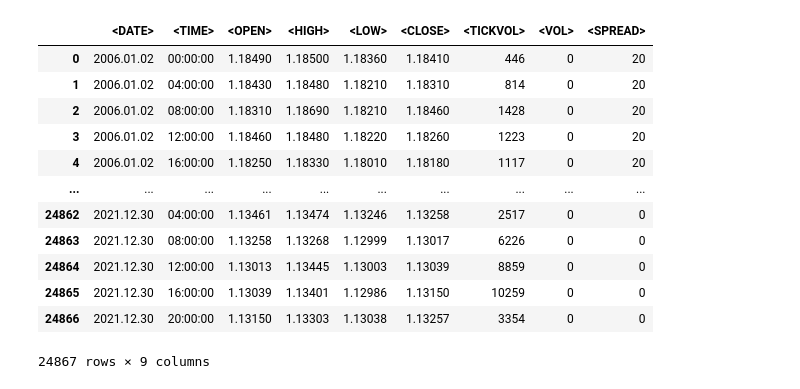
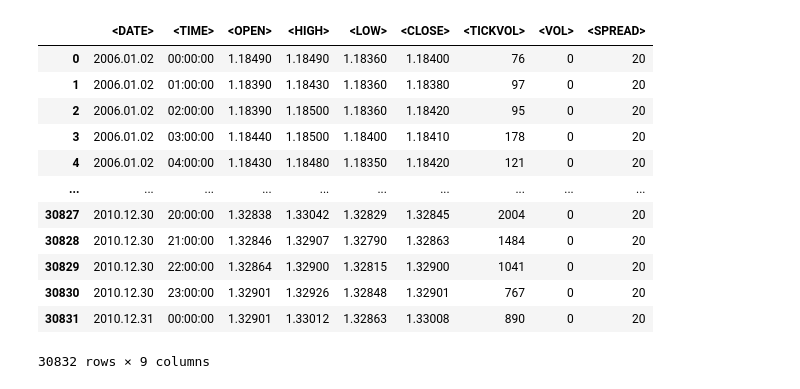
Before and after one commit to gcunharodrigues/AlgoTrading, a Jupyter notebook: algo_notebook.ipynb, the cells around one changed output. Cells and saved outputs as stored; diff of their text form; code cells hidden in the pictures.

```diff
--- a/algo_notebook.ipynb
+++ b/algo_notebook.ipynb
@@ -67,22 +69,22 @@ positions
 # %%
-file = 'data/EURUSD_H4_200601020000_202112302000.csv'
+file = 'data/EURUSD_H1_200601020000_201012310000.csv'
 symbol_data = pd.read_csv(file, sep='\t')
 
 symbol_data
 # %% [output]
 |  | <DATE> | <TIME> | <OPEN> | <HIGH> | <LOW> | <CLOSE> | <TICKVOL> | <VOL> | <SPREAD> |
-| 0 | 2006.01.02 | 00:00:00 | 1.18490 | 1.18500 | 1.18360 | 1.18410 | 446 | 0 | 20 |
-| 1 | 2006.01.02 | 04:00:00 | 1.18430 | 1.18480 | 1.18210 | 1.18310 | 814 | 0 | 20 |
-| 2 | 2006.01.02 | 08:00:00 | 1.18310 | 1.18690 | 1.18210 | 1.18460 | 1428 | 0 | 20 |
-| 3 | 2006.01.02 | 12:00:00 | 1.18460 | 1.18480 | 1.18220 | 1.18260 | 1223 | 0 | 20 |
-| 4 | 2006.01.02 | 16:00:00 | 1.18250 | 1.18330 | 1.18010 | 1.18180 | 1117 | 0 | 20 |
+| 0 | 2006.01.02 | 00:00:00 | 1.18490 | 1.18490 | 1.18360 | 1.18400 | 76 | 0 | 20 |
+| 1 | 2006.01.02 | 01:00:00 | 1.18390 | 1.18430 | 1.18360 | 1.18380 | 97 | 0 | 20 |
+| 2 | 2006.01.02 | 02:00:00 | 1.18390 | 1.18500 | 1.18360 | 1.18420 | 95 | 0 | 20 |
+| 3 | 2006.01.02 | 03:00:00 | 1.18440 | 1.18500 | 1.18400 | 1.18410 | 178 | 0 | 20 |
+| 4 | 2006.01.02 | 04:00:00 | 1.18430 | 1.18480 | 1.18350 | 1.18420 | 121 | 0 | 20 |
 | ... | ... | ... | ... | ... | ... | ... | ... | ... | ... |
-| 24862 | 2021.12.30 | 04:00:00 | 1.13461 | 1.13474 | 1.13246 | 1.13258 | 2517 | 0 | 0 |
-| 24863 | 2021.12.30 | 08:00:00 | 1.13258 | 1.13268 | 1.12999 | 1.13017 | 6226 | 0 | 0 |
-| 24864 | 2021.12.30 | 12:00:00 | 1.13013 | 1.13445 | 1.13003 | 1.13039 | 8859 | 0 | 0 |
-| 24865 | 2021.12.30 | 16:00:00 | 1.13039 | 1.13401 | 1.12986 | 1.13150 | 10259 | 0 | 0 |
-| 24866 | 2021.12.30 | 20:00:00 | 1.13150 | 1.13303 | 1.13038 | 1.13257 | 3354 | 0 | 0 |
+| 30827 | 2010.12.30 | 20:00:00 | 1.32838 | 1.33042 | 1.32829 | 1.32845 | 2004 | 0 | 20 |
+| 30828 | 2010.12.30 | 21:00:00 | 1.32846 | 1.32907 | 1.32790 | 1.32863 | 1484 | 0 | 20 |
+| 30829 | 2010.12.30 | 22:00:00 | 1.32864 | 1.32900 | 1.32815 | 1.32900 | 1041 | 0 | 20 |
+| 30830 | 2010.12.30 | 23:00:00 | 1.32901 | 1.32926 | 1.32848 | 1.32901 | 767 | 0 | 20 |
+| 30831 | 2010.12.31 | 00:00:00 | 1.32901 | 1.33012 | 1.32863 | 1.33008 | 890 | 0 | 20 |
-24867 rows × 9 columns
+30832 rows × 9 columns
 # %%
 symbol_data['Date'] = symbol_data['<DATE>'] + ' ' + symbol_data['<TIME>']
 col = symbol_data.pop('Date')
```
Also changed, not shown: parts of 11 cells of this notebook, 4 other files.
